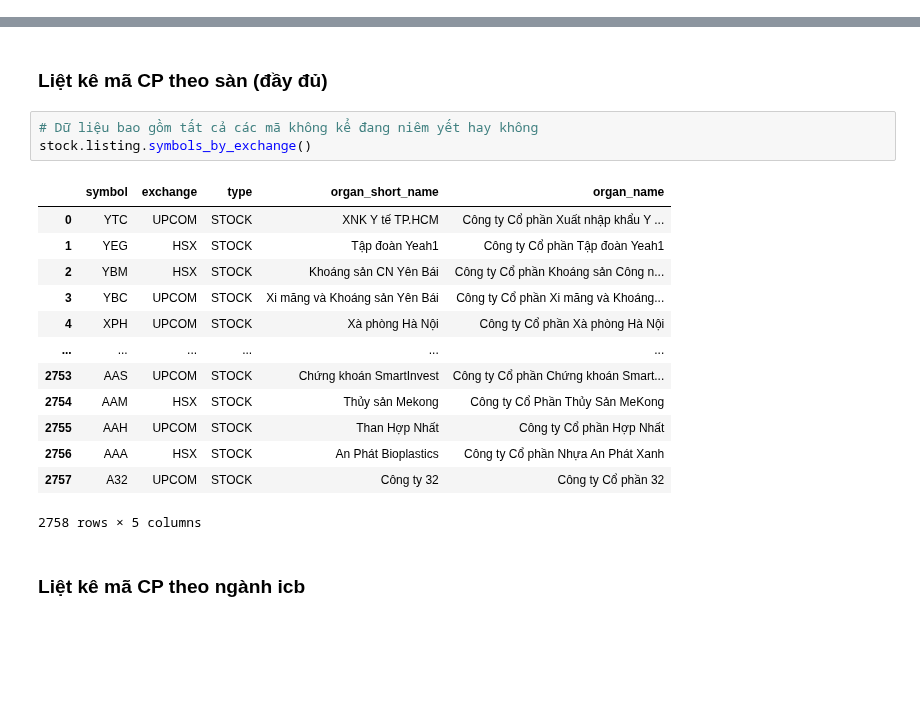
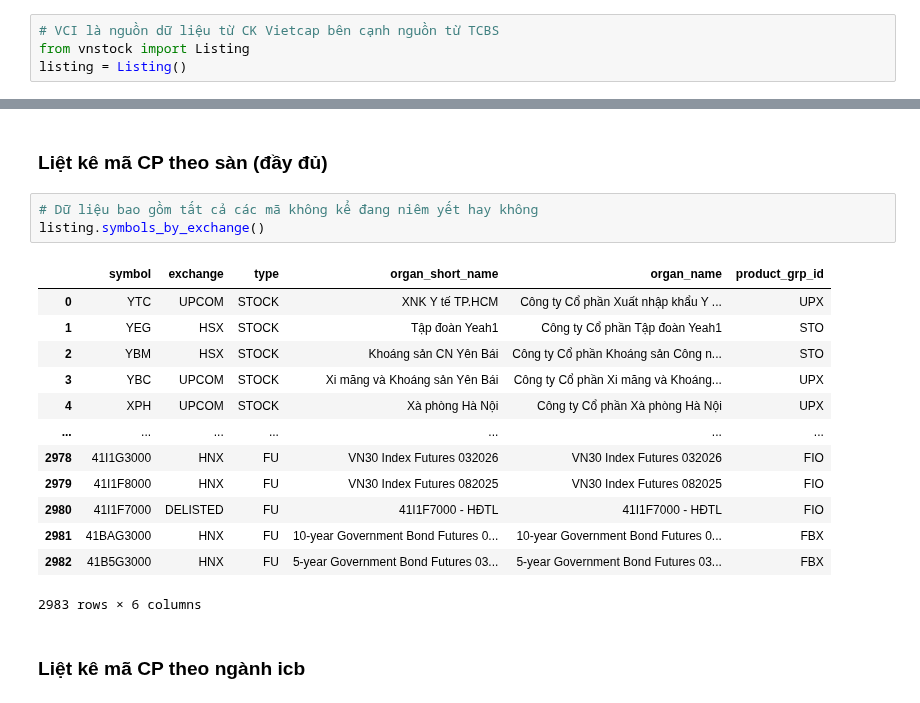
Before and after one commit to thinh-vu/vnstock, a Jupyter notebook: docs/1_vietnam_stock_vnstock3.ipynb, the cells around one changed output, grey strips where cells are left out. Drawn from its saved outputs; the diff is of its cells as text; blank space fills up the shorter version.

```diff
--- a/docs/1_vietnam_stock_vnstock3.ipynb
+++ b/docs/1_vietnam_stock_vnstock3.ipynb
@@ -44,4 +42,8 @@ stock = Vnstock().stock(symbol='ACB', source='VCI')
 # %% [markdown]
 ## Listing: Liệt kê danh sách chứng khoán
+# %%
+# VCI là nguồn dữ liệu từ CK Vietcap bên cạnh nguồn từ TCBS
+from vnstock import Listing
+listing = Listing()
 # %% [markdown]
 ### Danh sách tất cả mã CK niêm yết (đơn giản)
@@ -66,20 +67,20 @@ stock.listing.all_symbols()
 ### Liệt kê mã CP theo sàn (đầy đủ)
 # %%
 # Dữ liệu bao gồm tất cả các mã không kể đang niêm yết hay không
-stock.listing.symbols_by_exchange()
+listing.symbols_by_exchange()
 # %% [output]
-|  | symbol | exchange | type | organ_short_name | organ_name |
-| 0 | YTC | UPCOM | STOCK | XNK Y tế TP.HCM | Công ty Cổ phần Xuất nhập khẩu Y ... |
-| 1 | YEG | HSX | STOCK | Tập đoàn Yeah1 | Công ty Cổ phần Tập đoàn Yeah1 |
-| 2 | YBM | HSX | STOCK | Khoáng sản CN Yên Bái | Công ty Cổ phần Khoáng sản Công n... |
-| 3 | YBC | UPCOM | STOCK | Xi măng và Khoáng sản Yên Bái | Công ty Cổ phần Xi măng và Khoáng... |
-| 4 | XPH | UPCOM | STOCK | Xà phòng Hà Nội | Công ty Cổ phần Xà phòng Hà Nội |
-| ... | ... | ... | ... | ... | ... |
-| 2753 | AAS | UPCOM | STOCK | Chứng khoán SmartInvest | Công ty Cổ phần Chứng khoán Smart... |
-| 2754 | AAM | HSX | STOCK | Thủy sản Mekong | Công ty Cổ Phần Thủy Sản MeKong |
-| 2755 | AAH | UPCOM | STOCK | Than Hợp Nhất | Công ty Cổ phần Hợp Nhất |
-| 2756 | AAA | HSX | STOCK | An Phát Bioplastics | Công ty Cổ phần Nhựa An Phát Xanh |
-| 2757 | A32 | UPCOM | STOCK | Công ty 32 | Công ty Cổ phần 32 |
+|  | symbol | exchange | type | organ_short_name | organ_name | product_grp_id |
+| 0 | YTC | UPCOM | STOCK | XNK Y tế TP.HCM | Công ty Cổ phần Xuất nhập khẩu Y ... | UPX |
+| 1 | YEG | HSX | STOCK | Tập đoàn Yeah1 | Công ty Cổ phần Tập đoàn Yeah1 | STO |
+| 2 | YBM | HSX | STOCK | Khoáng sản CN Yên Bái | Công ty Cổ phần Khoáng sản Công n... | STO |
+| 3 | YBC | UPCOM | STOCK | Xi măng và Khoáng sản Yên Bái | Công ty Cổ phần Xi măng và Khoáng... | UPX |
+| 4 | XPH | UPCOM | STOCK | Xà phòng Hà Nội | Công ty Cổ phần Xà phòng Hà Nội | UPX |
+| ... | ... | ... | ... | ... | ... | ... |
+| 2978 | 41I1G3000 | HNX | FU | VN30 Index Futures 032026 | VN30 Index Futures 032026 | FIO |
+| 2979 | 41I1F8000 | HNX | FU | VN30 Index Futures 082025 | VN30 Index Futures 082025 | FIO |
+| 2980 | 41I1F7000 | DELISTED | FU | 41I1F7000 - HĐTL | 41I1F7000 - HĐTL | FIO |
+| 2981 | 41BAG3000 | HNX | FU | 10-year Government Bond Futures 0... | 10-year Government Bond Futures 0... | FBX |
+| 2982 | 41B5G3000 | HNX | FU | 5-year Government Bond Futures 03... | 5-year Government Bond Futures 03... | FBX |
-2758 rows × 5 columns
+2983 rows × 6 columns
 # %% [markdown]
 ### Liệt kê mã CP theo ngành icb
```
Also changed, not shown: parts of 57 cells of this notebook, 6 other files.
